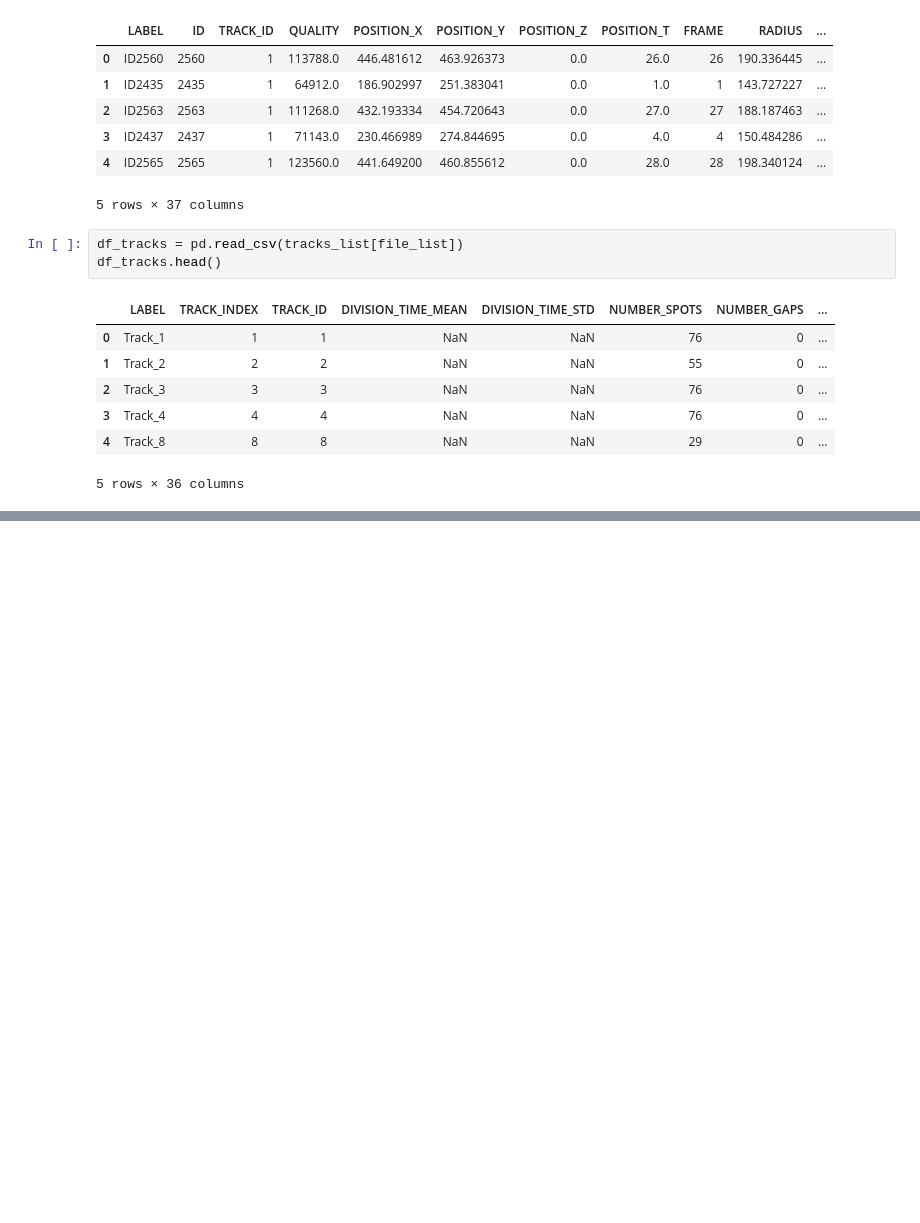
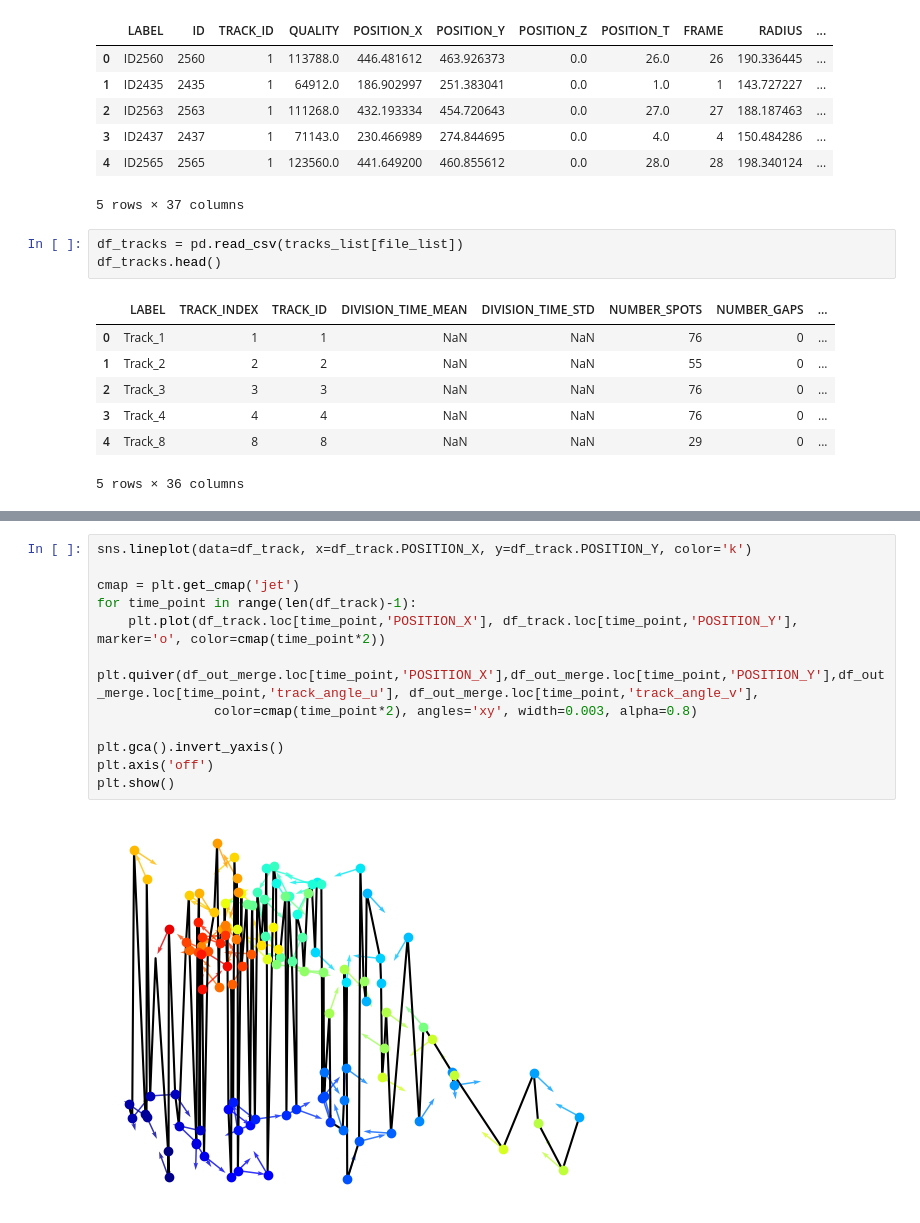
Before and after one commit to CellMigrationLab/AFT_tracks, a Jupyter notebook: 20250304_AFT_tracks.ipynb, the cells around one changed output, grey strips where cells are left out. Drawn from its saved outputs; the diff is of its cells as text; blank space fills up the shorter version.

```diff
--- a/20250304_AFT_tracks.ipynb
+++ b/20250304_AFT_tracks.ipynb
@@ -166,0 +203,14 @@ x, y, u, v, im_theta, im_eccentricity = AFT.image_local_order(im, window_size, o
+# %%
+sns.lineplot(data=df_track, x=df_track.POSITION_X, y=df_track.POSITION_Y, color='k')
+
+cmap = plt.get_cmap('jet')
+for time_point in range(len(df_track)-1):
+    plt.plot(df_track.loc[time_point,'POSITION_X'], df_track.loc[time_point,'POSITION_Y'], marker='o', color=cmap(time_point*2))
+    plt.quiver(df_out_merge.loc[time_point,'POSITION_X'],df_out_merge.loc[time_point,'POSITION_Y'],df_out_merge.loc[time_point,'track_angle_u'], df_out_merge.loc[time_point,'track_angle_v'],
+               color=cmap(time_point*2), angles='xy', width=0.003, alpha=0.8)
+
+plt.gca().invert_yaxis()
+plt.axis('off')
+plt.show()
+# %% [output]
+[figure, added]
```
Also changed, not shown: parts of 27 cells of this notebook.
